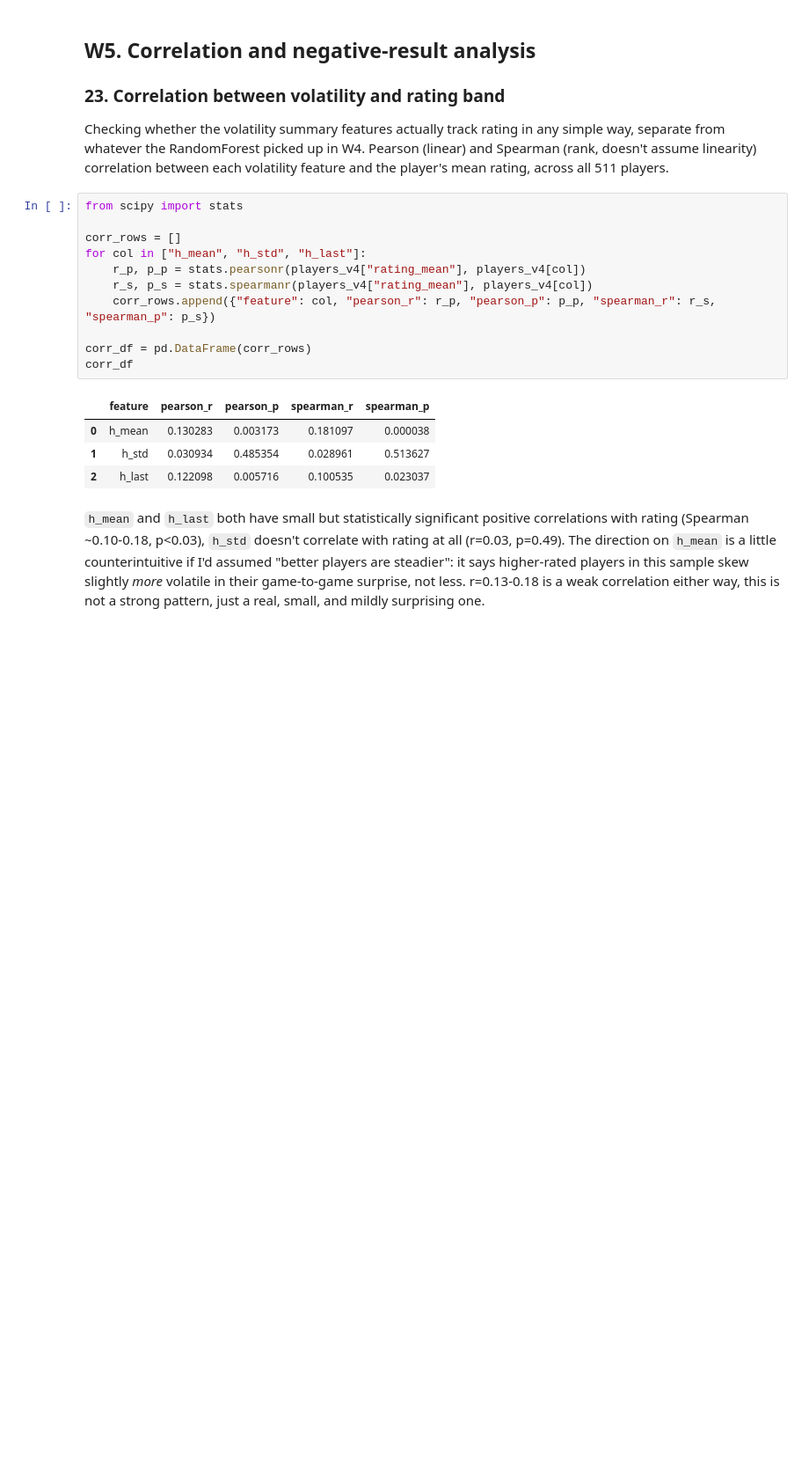
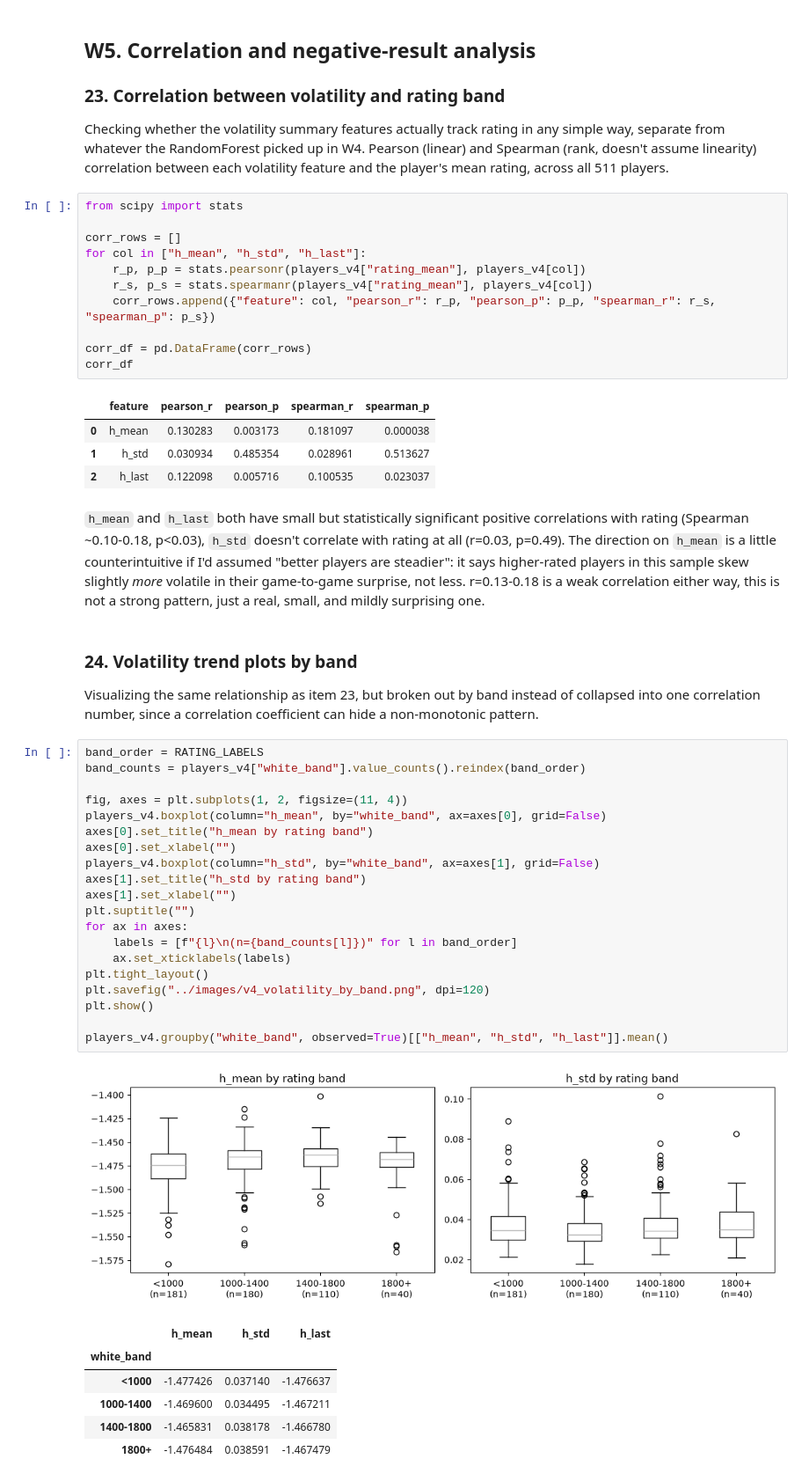
Before and after one commit to arjunsk9876/elo-sense, a Jupyter notebook: notebooks/elosense_v4.ipynb, the cells around one changed output. Shown at 88% size. Cells and saved outputs as stored; diff of their text form; blank space fills up the shorter version.

Commit message:
Add volatility trend plots by band (W5)

```diff
--- a/notebooks/elosense_v4.ipynb
+++ b/notebooks/elosense_v4.ipynb
@@ -938,3 +938,35 @@ corr_df
 | 2 | h_last | 0.122098 | 0.005716 | 0.100535 | 0.023037 |
 # %% [markdown]
 `h_mean` and `h_last` both have small but statistically significant positive correlations with rating (Spearman ~0.10-0.18, p<0.03), `h_std` doesn't correlate with rating at all (r=0.03, p=0.49). The direction on `h_mean` is a little counterintuitive if I'd assumed "better players are steadier": it says higher-rated players in this sample skew slightly *more* volatile in their game-to-game surprise, not less. r=0.13-0.18 is a weak correlation either way, this is not a strong pattern, just a real, small, and mildly surprising one.
+# %% [markdown]
+### 24. Volatility trend plots by band
+
+Visualizing the same relationship as item 23, but broken out by band instead of collapsed into one correlation number, since a correlation coefficient can hide a non-monotonic pattern.
+# %%
+band_order = RATING_LABELS
+band_counts = players_v4["white_band"].value_counts().reindex(band_order)
+
+fig, axes = plt.subplots(1, 2, figsize=(11, 4))
+players_v4.boxplot(column="h_mean", by="white_band", ax=axes[0], grid=False)
+axes[0].set_title("h_mean by rating band")
+axes[0].set_xlabel("")
+players_v4.boxplot(column="h_std", by="white_band", ax=axes[1], grid=False)
+axes[1].set_title("h_std by rating band")
+axes[1].set_xlabel("")
+plt.suptitle("")
+for ax in axes:
+    labels = [f"{l}\n(n={band_counts[l]})" for l in band_order]
+    ax.set_xticklabels(labels)
+plt.tight_layout()
+plt.savefig("../images/v4_volatility_by_band.png", dpi=120)
+plt.show()
+
+players_v4.groupby("white_band", observed=True)[["h_mean", "h_std", "h_last"]].mean()
+# %% [output]
+[figure, added]
+|  | h_mean | h_std | h_last |
+| white_band |  |  |  |
+| <1000 | -1.477426 | 0.037140 | -1.476637 |
+| 1000-1400 | -1.469600 | 0.034495 | -1.467211 |
+| 1400-1800 | -1.465831 | 0.038178 | -1.466780 |
+| 1800+ | -1.476484 | 0.038591 | -1.467479 |
```
Also changed, not shown: parts of 1 cell of this notebook, 1 other file.
